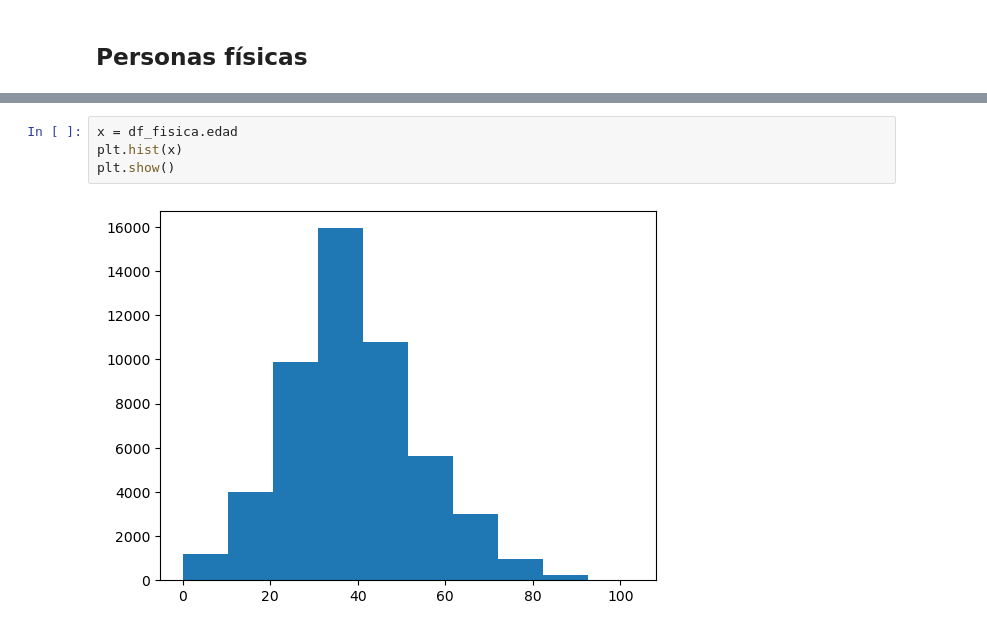
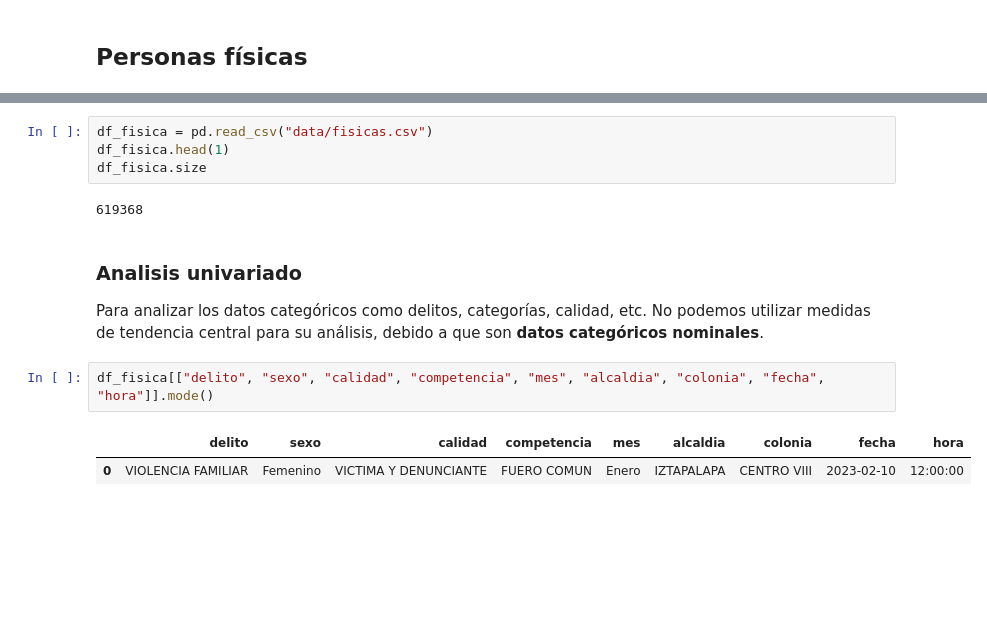
Before and after one commit to porto-o/analisis_carpetas_investigacion, a Jupyter notebook: Analisis.ipynb, the cells around one changed output, grey strips where cells are left out. Cells and saved outputs as stored; diff of their text form; blank space fills up the shorter version.

```diff
--- a/Analisis.ipynb
+++ b/Analisis.ipynb
@@ -21,6 +10,15 @@ df_fisica.head()
-# %%
-x = df_fisica.edad
-plt.hist(x)
-plt.show()
-# %% [output]
-[figure, removed]
+# %%
+df_fisica = pd.read_csv("data/fisicas.csv")
+df_fisica.head(1)
+df_fisica.size
+# %% [output]
+619368
+# %% [markdown]
+### Analisis univariado
+
+Para analizar los datos categóricos como delitos, categorías, calidad, etc. No podemos utilizar medidas de tendencia central para su análisis, debido a que son **datos categóricos nominales**.
+# %%
+df_fisica[["delito", "sexo", "calidad", "competencia", "mes", "alcaldia", "colonia", "fecha", "hora"]].mode()
+# %% [output]
+|  | delito | sexo | calidad | competencia | mes | alcaldia | colonia | fecha | hora |
+| 0 | VIOLENCIA FAMILIAR | Femenino | VICTIMA Y DENUNCIANTE | FUERO COMUN | Enero | IZTAPALAPA | CENTRO VIII | 2023-02-10 | 12:00:00 |
```
Also changed, not shown: parts of 10 cells of this notebook, 2 other files.
